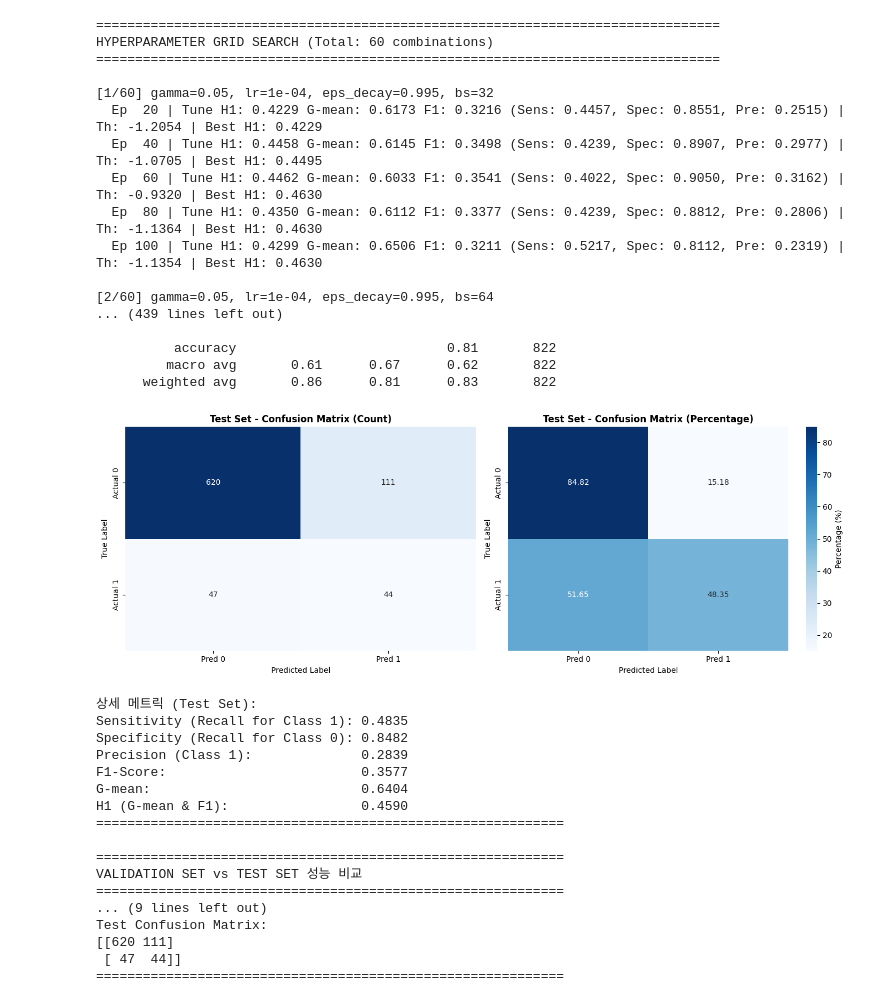
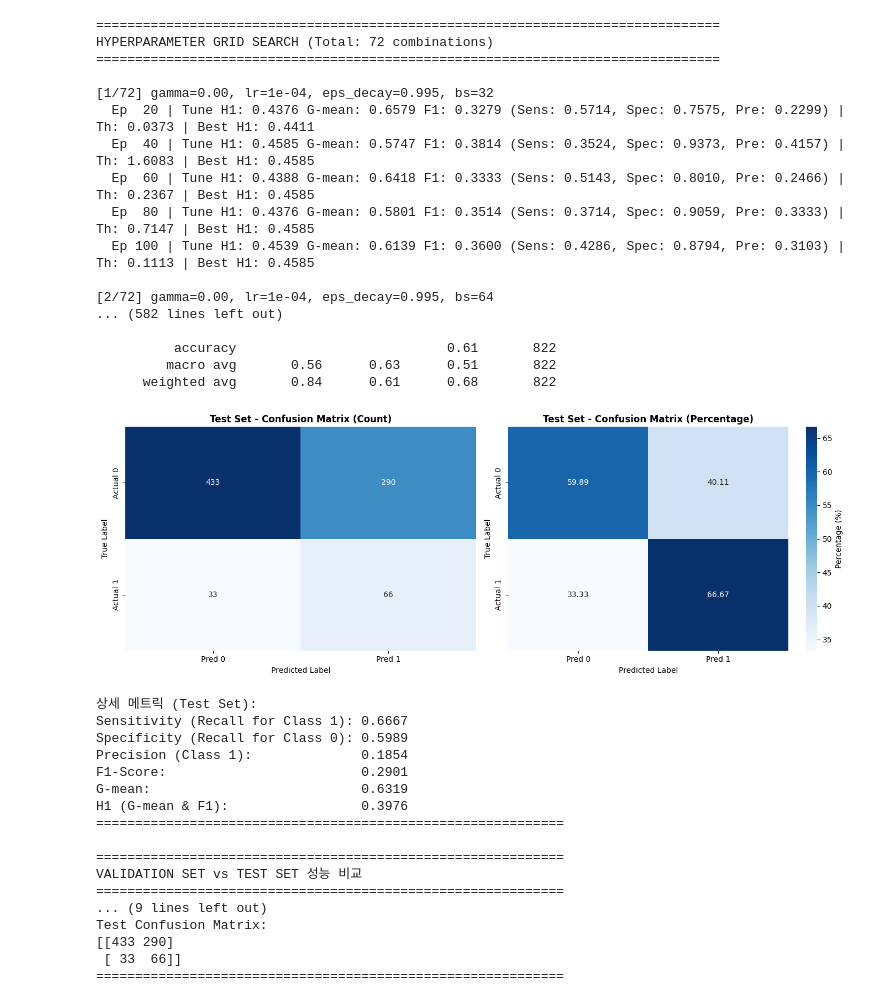
Before and after one commit to Dooman-cloud/TS-RL---, a Jupyter notebook: notebooks/experiments/Dueling_DDQN_final2.ipynb, the cells around one changed output. Cells and saved outputs as stored; diff of their text form; code cells hidden in the pictures.

```diff
--- a/notebooks/experiments/Dueling_DDQN_final2.ipynb
+++ b/notebooks/experiments/Dueling_DDQN_final2.ipynb
@@ -41,8 +41,8 @@ np.random.seed(SEED)
 torch.manual_seed(SEED)
 
 # High Risk 포함 윈도우 선택 확률을 하나의 전역 변수로 관리합니다.
-# 0.50 버전과 0.55 버전은 이 값만 다릅니다.
-HIGH_RISK_PROB = 0.55
+# High Risk 윈도우 노출을 늘려 FN 감소 방향으로 조정합니다.
+HIGH_RISK_PROB = 0.65
 
 # GPU가 있으면 CUDA를, 없으면 CPU를 사용하도록 장치를 설정합니다.
 device = torch.device("cuda" if torch.cuda.is_available() else "cpu")
@@ -294,18 +294,19 @@ def compute_reward(action, actual_label, class_ratio=None):
 
     # action: 0 = Low risk 예측, 1 = High risk 예측
     # actual_label: 0 = 실제 Low risk, 1 = 실제 High risk
-    # 최종 보상 체계:
-    # - FN은 VaR 과소추정 위험이 가장 크므로 가장 강한 벌점
-    # - FP는 과도한 보수성/자본비용 증가를 유발하므로 기존보다 약간 강화
-    # - TP는 High risk 탐지 성공이므로 TN보다 큰 보상
+    # 수정 방향:
+    # - 현재 결과는 High risk를 너무 적게 예측해 FN이 많음
+    # - FN 벌점을 크게 키우고 TP 보상도 강화
+    # - FP 벌점은 낮춰 모델이 High risk 예측을 덜 회피하도록 조정
+    # - 별도의 Sensitivity floor는 사용하지 않음
     if actual_label == 0 and action == 0:
-        return 0.6      # TN
+        return 0.4      # TN
     elif actual_label == 0 and action == 1:
-        return -1.3     # FP
+        return -0.8     # FP
     elif actual_label == 1 and action == 1:
-        return 2.1      # TP
+        return 4.0      # TP
     elif actual_label == 1 and action == 0:
-        return -2.7     # FN
+        return -6.0     # FN
 
 # train_label에서 High Risk 인덱스를 미리 계산
 high_risk_indices = np.where(train_label == 1)[0]
@@ -380,7 +381,7 @@ from itertools import product
 
 # H1 기준 최종 튜닝: gamma=0.0도 포함하여 즉시보상 기준이 최적인지 함께 확인합니다.
 param_grid = {
-    "gamma": [0.05, 0.1, 0.15, 0.2, 0.3],
+    "gamma": [0.0, 0.1, 0.3, 0.5, 0.8, 0.95],
     "lr": [1e-4, 3e-4, 5e-4],
     "epsilon_decay": [0.995, 0.997],
     "batch_size": [32, 64],
@@ -406,11 +407,11 @@ def compute_metrics(y_true, y_pred):
 def make_selection_key(hm, gmean, f1, precision, sensitivity, specificity):
     """
     최종 선택 기준:
-    1순위 H1, 2순위 Precision, 3순위 Sensitivity,
-    4순위 G-mean, 5순위 F1, 6순위 Specificity.
-    민감도/정밀도 floor는 사용하지 않으므로 H1 단일 기준은 유지됩니다.
+    1순위 H1, 2순위 Sensitivity, 3순위 G-mean,
+    4순위 F1, 5순위 Precision, 6순위 Specificity.
+    민감도 floor는 사용하지 않고, 동률/근소 차이에서 FN 감소 방향을 우선합니다.
     """
-    return (hm, precision, sensitivity, gmean, f1, specificity)
+    return (hm, sensitivity, gmean, f1, precision, specificity)
 
 
 def predict_labels_argmax(model, features):
@@ -475,7 +476,7 @@ def find_best_threshold_by_h1(model, features, labels):
 
     result_df = pd.DataFrame(rows)
     result_df = result_df.sort_values(
-        by=["hm", "precision", "sensitivity", "gmean", "f1", "specificity"],
+        by=["hm", "sensitivity", "gmean", "f1", "precision", "specificity"],
         ascending=[False, False, False, False, False, False]
     ).reset_index(drop=True)
 
@@ -681,7 +682,7 @@ agent = DDQNAgent(
     epsilon_decay=best_overall_params["epsilon_decay"],
 )
 
-episodes = 300
+episodes = 600
 max_steps = 500
 scores = []
 valid_scores = []
@@ -860,53 +861,53 @@ print("VALIDATION SET vs TEST SET 성능 비교")
 print("=" * 60)
 
 valid_predictions = predict_by_threshold(
     agent.online_net,
     valid_select_feature,
     threshold=best_ckpt_threshold,
 )
 cm_valid = confusion_matrix(valid_select_label, valid_predictions, labels=[0, 1])
 tn_v, fp_v, fn_v, tp_v = cm_valid.ravel()
 sensitivity_valid = tp_v / (tp_v + fn_v) if (tp_v + fn_v) > 0 else 0.0
 specificity_valid = tn_v / (tn_v + fp_v) if (tn_v + fp_v) > 0 else 0.0
 precision_valid = tp_v / (tp_v + fp_v) if (tp_v + fp_v) > 0 else 0.0
 gmean_valid = float(np.sqrt(sensitivity_valid * specificity_valid))
 f1_valid = float(2 * precision_valid * sensitivity_valid / (precision_valid + sensitivity_valid)) if (precision_valid + sensitivity_valid) > 0 else 0.0
 h1_valid = float(2 * gmean_valid * f1_valid / (gmean_valid + f1_valid)) if (gmean_valid + f1_valid) > 0 else 0.0
 
 print(f"\nValidation(Selection) Set - H1: {h1_valid:.4f}, G-mean: {gmean_valid:.4f}, Sens: {sensitivity_valid:.4f}, Prec: {precision_valid:.4f}")
 print(f"Test Set - H1: {gmean_f1_hm:.4f}, G-mean: {gmean_test:.4f}, Sens: {sensitivity_test:.4f}, Prec: {precision_test:.4f}")
 print(f"Difference H1 (Valid - Test): {h1_valid - gmean_f1_hm:.4f}")
 print("\nValidation Confusion Matrix:")
 print(cm_valid)
 print("\nTest Confusion Matrix:")
 print(cm_test)
 print("=" * 60)
 # %% [output]
 ================================================================================
-HYPERPARAMETER GRID SEARCH (Total: 60 combinations)
+HYPERPARAMETER GRID SEARCH (Total: 72 combinations)
 ================================================================================
 
-[1/60] gamma=0.05, lr=1e-04, eps_decay=0.995, bs=32
-  Ep  20 | Tune H1: 0.4229 G-mean: 0.6173 F1: 0.3216 (Sens: 0.4457, Spec: 0.8551, Pre: 0.2515) | Th: -1.2054 | Best H1: 0.4229
-  Ep  40 | Tune H1: 0.4458 G-mean: 0.6145 F1: 0.3498 (Sens: 0.4239, Spec: 0.8907, Pre: 0.2977) | Th: -1.0705 | Best H1: 0.4495
-  Ep  60 | Tune H1: 0.4462 G-mean: 0.6033 F1: 0.3541 (Sens: 0.4022, Spec: 0.9050, Pre: 0.3162) | Th: -0.9320 | Best H1: 0.4630
-  Ep  80 | Tune H1: 0.4350 G-mean: 0.6112 F1: 0.3377 (Sens: 0.4239, Spec: 0.8812, Pre: 0.2806) | Th: -1.1364 | Best H1: 0.4630
-  Ep 100 | Tune H1: 0.4299 G-mean: 0.6506 F1: 0.3211 (Sens: 0.5217, Spec: 0.8112, Pre: 0.2319) | Th: -1.1354 | Best H1: 0.4630
+[1/72] gamma=0.00, lr=1e-04, eps_decay=0.995, bs=32
+  Ep  20 | Tune H1: 0.4376 G-mean: 0.6579 F1: 0.3279 (Sens: 0.5714, Spec: 0.7575, Pre: 0.2299) | Th: 0.0373 | Best H1: 0.4411
+  Ep  40 | Tune H1: 0.4585 G-mean: 0.5747 F1: 0.3814 (Sens: 0.3524, Spec: 0.9373, Pre: 0.4157) | Th: 1.6083 | Best H1: 0.4585
+  Ep  60 | Tune H1: 0.4388 G-mean: 0.6418 F1: 0.3333 (Sens: 0.5143, Spec: 0.8010, Pre: 0.2466) | Th: 0.2367 | Best H1: 0.4585
+  Ep  80 | Tune H1: 0.4376 G-mean: 0.5801 F1: 0.3514 (Sens: 0.3714, Spec: 0.9059, Pre: 0.3333) | Th: 0.7147 | Best H1: 0.4585
+  Ep 100 | Tune H1: 0.4539 G-mean: 0.6139 F1: 0.3600 (Sens: 0.4286, Spec: 0.8794, Pre: 0.3103) | Th: 0.1113 | Best H1: 0.4585
 
-[2/60] gamma=0.05, lr=1e-04, eps_decay=0.995, bs=64
-... (439 lines left out)
+[2/72] gamma=0.00, lr=1e-04, eps_decay=0.995, bs=64
+... (582 lines left out)
 
-          accuracy                           0.81       822
-         macro avg       0.61      0.67      0.62       822
-      weighted avg       0.86      0.81      0.83       822
+          accuracy                           0.61       822
+         macro avg       0.56      0.63      0.51       822
+      weighted avg       0.84      0.61      0.68       822
-[figure, old version]
+[figure, new version]
 상세 메트릭 (Test Set):
-Sensitivity (Recall for Class 1): 0.4835
-Specificity (Recall for Class 0): 0.8482
-Precision (Class 1):              0.2839
-F1-Score:                         0.3577
-G-mean:                           0.6404
-H1 (G-mean & F1):                 0.4590
+Sensitivity (Recall for Class 1): 0.6667
+Specificity (Recall for Class 0): 0.5989
+Precision (Class 1):              0.1854
+F1-Score:                         0.2901
+G-mean:                           0.6319
+H1 (G-mean & F1):                 0.3976
 ============================================================
 
 ============================================================
@@ -914,8 +915,8 @@ VALIDATION SET vs TEST SET 성능 비교
 ============================================================
 ... (9 lines left out)
 Test Confusion Matrix:
-[[620 111]
- [ 47  44]]
+[[433 290]
+ [ 33  66]]
 ============================================================
 # %%
 # =========================
```
Also changed, not shown: parts of 3 cells of this notebook, 5 other files.
